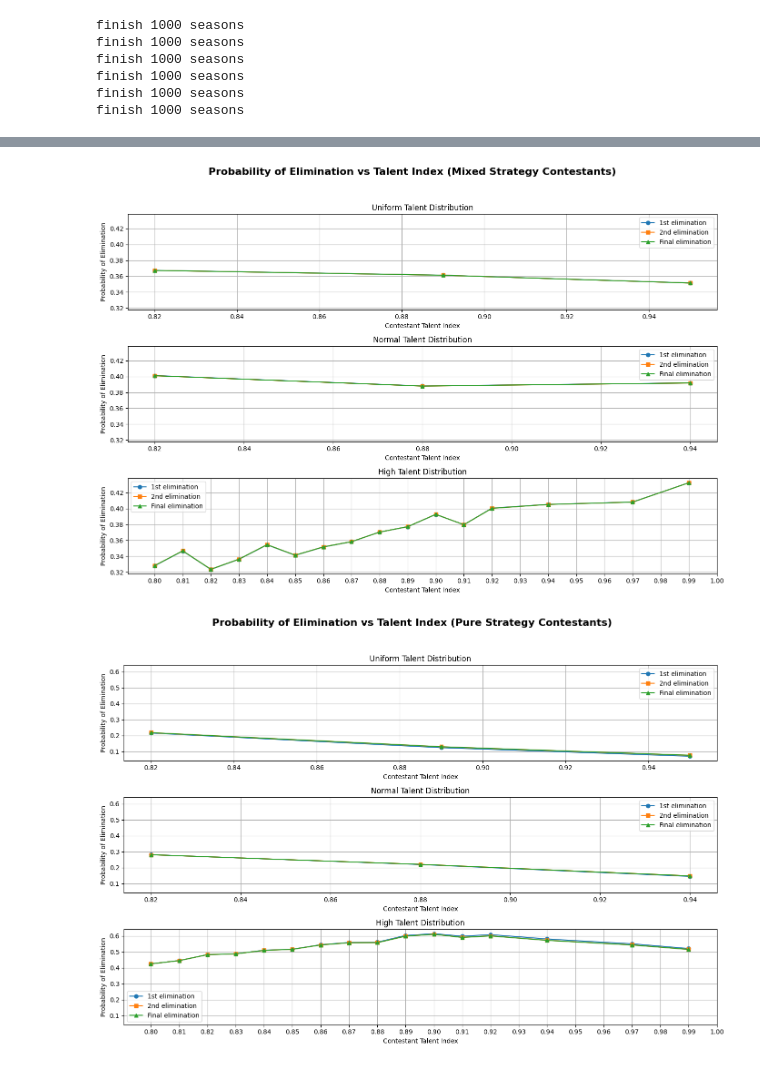
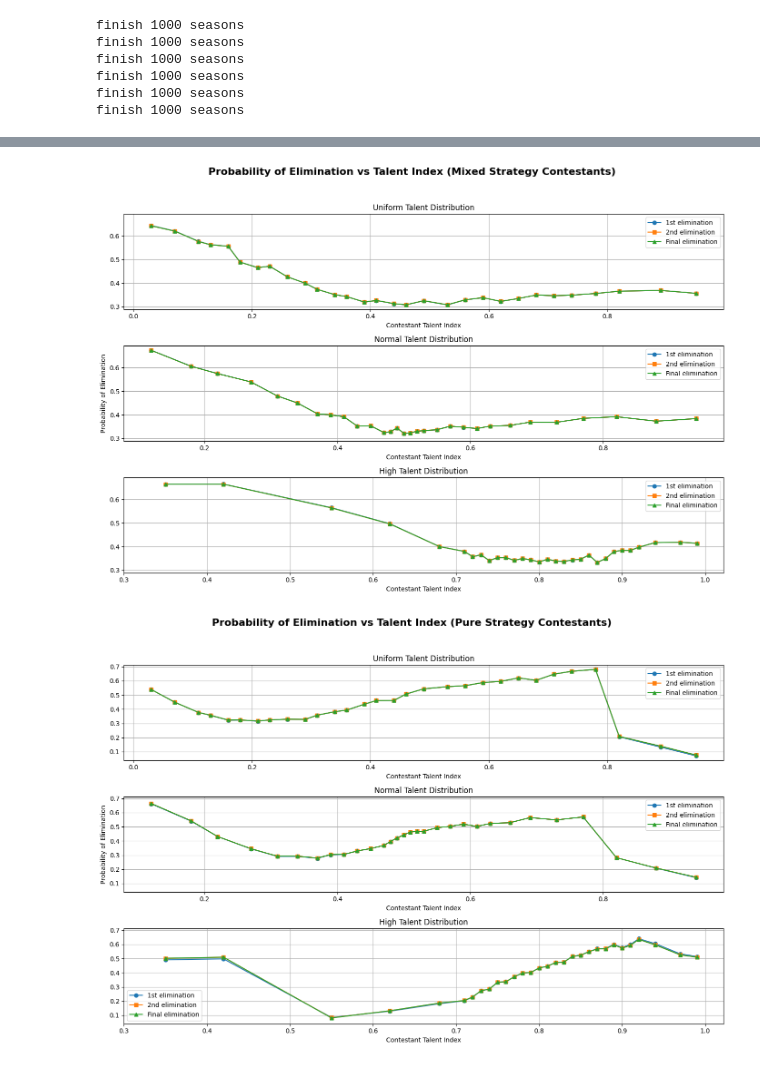
Before and after one commit to tonyl15/FIT3139-2025-S1-FINAL-PROJECT, a Jupyter notebook: FinalProject_33880069.ipynb, the cells around one changed output, grey strips where cells are left out. Saved outputs shown, nothing was run; the diff lists cells and outputs as text; code cells hidden in the pictures.

Commit message:
change last plot to show all ocntestants

```diff
--- a/FinalProject_33880069.ipynb
+++ b/FinalProject_33880069.ipynb
@@ -558,26 +558,21 @@ plot_debut_chances(ContestantType.PURE_STRATEGY)
 # %%
-def plot_elimination_probabilities(contestant_strategy, most_talented_idx=0.8):
+def plot_elimination_chances(contestant_strategy):
     # Use default matplotlib style for white background
     plt.style.use('default')
 
-    # Get the most talented contestants from the contestant pool
     if contestant_strategy == ContestantType.MIXED_STRATEGY:
-        uniform_contestants = mixed_uniform_contestants.get_contestants_by_idx(most_talented_idx)
-        normal_contestants = mixed_normal_contestants.get_contestants_by_idx(most_talented_idx)
-        high_contestants = mixed_high_contestants.get_contestants_by_idx(most_talented_idx)
+        contestant_distribution_types = [mixed_uniform_contestants, mixed_normal_contestants, mixed_high_contestants]
     else:
-        uniform_contestants = pure_uniform_contestants.get_contestants_by_idx(most_talented_idx)
-        normal_contestants = pure_normal_contestants.get_contestants_by_idx(most_talented_idx)
-        high_contestants = pure_high_contestants.get_contestants_by_idx(most_talented_idx)
+        contestant_distribution_types = [pure_uniform_contestants, pure_normal_contestants, pure_high_contestants]
 
-    contestant_distribution_types = [uniform_contestants, normal_contestants, high_contestants]
+    # contestant_distribution_types = [uniform_contestants, normal_contestants, high_contestants]
     uniform_elim_prob = [[], [], []]
     normal_elim_prob = [[], [], []]
     high_elim_prob = [[], [], []]
     elim_rounds = [3, 6, 10]
 
     for pool_idx in range(len(contestant_distribution_types)):
-        for contestant in contestant_distribution_types[pool_idx]:
+        for contestant in contestant_distribution_types[pool_idx].active_contestants:
             for round_idx in range(len(elim_rounds)):
                 transition_matrix = contestant.transition_matrix.raise_power(elim_rounds[round_idx])
                 elim_probabilities = np.dot(contestant.initial_state.get_initial_state_probabilities(), transition_matrix)
@@ -593,44 +588,43 @@ def plot_elimination_probabilities(contestant_strategy, most_talented_idx=0.8):
     fig, axs = plt.subplots(3, 1, figsize=(14, 10), sharex=False, sharey=True)
 
     # Uniform
-    axs[0].plot([c.talent for c in uniform_contestants], uniform_elim_prob[0], 'o-', label='1st elimination')
-    axs[0].plot([c.talent for c in uniform_contestants], uniform_elim_prob[1], 's-', label='2nd elimination')
-    axs[0].plot([c.talent for c in uniform_contestants], uniform_elim_prob[2], '^-', label='Final elimination')
+    axs[0].plot([c.talent for c in contestant_distribution_types[0].active_contestants], uniform_elim_prob[0], 'o-', label='1st elimination')
+    axs[0].plot([c.talent for c in contestant_distribution_types[0].active_contestants], uniform_elim_prob[1], 's-', label='2nd elimination')
+    axs[0].plot([c.talent for c in contestant_distribution_types[0].active_contestants], uniform_elim_prob[2], '^-', label='Final elimination')
     axs[0].set_title("Uniform Talent Distribution")
     axs[0].set_xlabel("Contestant Talent Index")
     axs[0].grid(True)
     axs[0].legend()
 
     # Normal
-    axs[1].plot([c.talent for c in normal_contestants], normal_elim_prob[0], 'o-', label='1st elimination')
-    axs[1].plot([c.talent for c in normal_contestants], normal_elim_prob[1], 's-', label='2nd elimination')
-    axs[1].plot([c.talent for c in normal_contestants], normal_elim_prob[2], '^-', label='Final elimination')
+    axs[1].plot([c.talent for c in contestant_distribution_types[1].active_contestants], normal_elim_prob[0], 'o-', label='1st elimination')
+    axs[1].plot([c.talent for c in contestant_distribution_types[1].active_contestants], normal_elim_prob[1], 's-', label='2nd elimination')
+    axs[1].plot([c.talent for c in contestant_distribution_types[1].active_contestants], normal_elim_prob[2], '^-', label='Final elimination')
     axs[1].set_title("Normal Talent Distribution")
     axs[1].set_xlabel("Contestant Talent Index")
     axs[1].set_ylabel("Probability of Elimination")
     axs[1].grid(True)
     axs[1].legend()
 
     # Many High Talents
-    axs[2].plot([c.talent for c in high_contestants], high_elim_prob[0], 'o-', label='1st elimination')
-    axs[2].plot([c.talent for c in high_contestants], high_elim_prob[1], 's-', label='2nd elimination')
-    axs[2].plot([c.talent for c in high_contestants], high_elim_prob[2], '^-', label='Final elimination')
+    axs[2].plot([c.talent for c in contestant_distribution_types[2].active_contestants], high_elim_prob[0], 'o-', label='1st elimination')
+    axs[2].plot([c.talent for c in contestant_distribution_types[2].active_contestants], high_elim_prob[1], 's-', label='2nd elimination')
+    axs[2].plot([c.talent for c in contestant_distribution_types[2].active_contestants], high_elim_prob[2], '^-', label='Final elimination')
     axs[2].set_title("High Talent Distribution")
     axs[2].set_xlabel("Contestant Talent Index")
     axs[2].grid(True)
     axs[2].legend()
-    axs[2].set_xticks(np.arange(0.8, 1.01, 0.01))
 
     if contestant_strategy == ContestantType.MIXED_STRATEGY:
         title = "Mixed"
     else:
         title = "Pure"
     fig.suptitle(f"Probability of Elimination vs Talent Index ({title} Strategy Contestants)", fontsize=16, fontweight='bold')
     plt.tight_layout(rect=[0, 0.03, 1, 0.95])
     plt.show()
 
-plot_elimination_probabilities(ContestantType.MIXED_STRATEGY)
-plot_elimination_probabilities(ContestantType.PURE_STRATEGY)
+plot_elimination_chances(ContestantType.MIXED_STRATEGY)
+plot_elimination_chances(ContestantType.PURE_STRATEGY)
 # %% [output]
-[figure, old version]
+[figure, new version]
-[figure, old version]
+[figure, new version]
```
Also changed, not shown: parts of 1 cell of this notebook.
